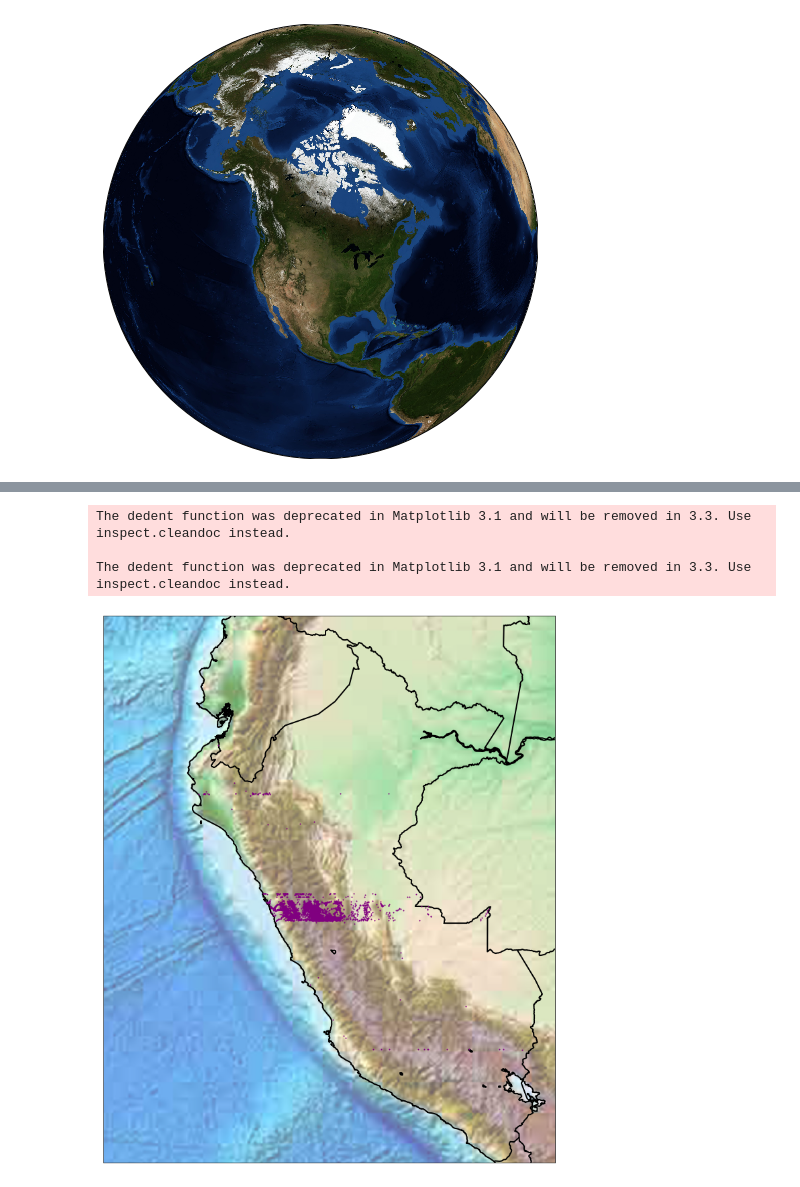
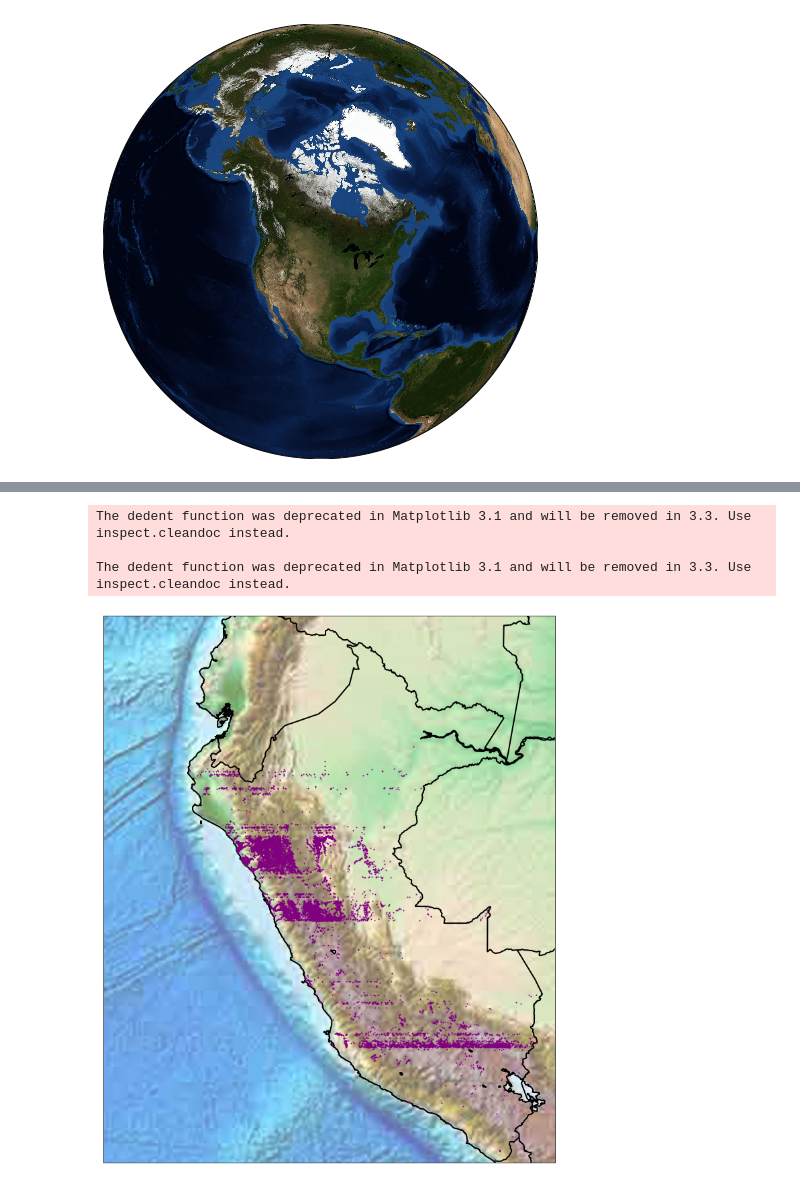
Before and after one commit to UNDERDOGZZ/TSP, a Jupyter notebook: Archivos - Ricardo Guevara/AlgoritmoRicardoG.ipynb, the cells around one changed output, grey strips where cells are left out. Cells and saved outputs as stored; diff of their text form; code cells hidden in the pictures.

```diff
--- a/Archivos - Ricardo Guevara/AlgoritmoRicardoG.ipynb
+++ b/Archivos - Ricardo Guevara/AlgoritmoRicardoG.ipynb
@@ -42,34 +17,34 @@ Note: you may need to restart the kernel to use updated packages.
 # %%
 fig = plt.figure(figsize=(15, 15))
 m = Basemap(projection='mill', resolution='h',
             lat_0=-9.1899672, lon_0=-75.015152,llcrnrlat = -18.384377,
             llcrnrlon = -84.342834,
             urcrnrlat = 0.936457,
             urcrnrlon = -68.225205)
 m.etopo(scale=4, alpha=0.6)
 
 # Map (long, lat) to (x, y) for plotting
 x, y = m(-72.531266212, -13.992029757)
 
 #plt.plot(x, y, 'ok', markersize=1)
 m.drawcoastlines(linewidth=2)
 m.drawcountries(linewidth=2)
 #plt.text(x, y, ' Seattle', fontsize=9);
 
-pD, pla, c = readCPxDto('test5000.csv')
+pD, pla, c = readCPxDto('test15000.csv')
 for i in range(len(pla)):
     d = pla[i]
     for j in range(len(c[d])):
         x, y = m(pD[d][j]['x'], pD[d][j]['y'])
         plt.plot(x, y,'ok',markersize=1,color='purple')
         #plt.text(x, y, pD[d][j]['name'], fontsize=7)
         del x
         del y
 # %% [output]
 The dedent function was deprecated in Matplotlib 3.1 and will be removed in 3.3. Use inspect.cleandoc instead.
 
 The dedent function was deprecated in Matplotlib 3.1 and will be removed in 3.3. Use inspect.cleandoc instead.
-[figure, old version]
+[figure, new version]
 # %%
 import heapq as hq
 import math
```
Also changed, not shown: parts of 5 cells of this notebook, 4 other files.
